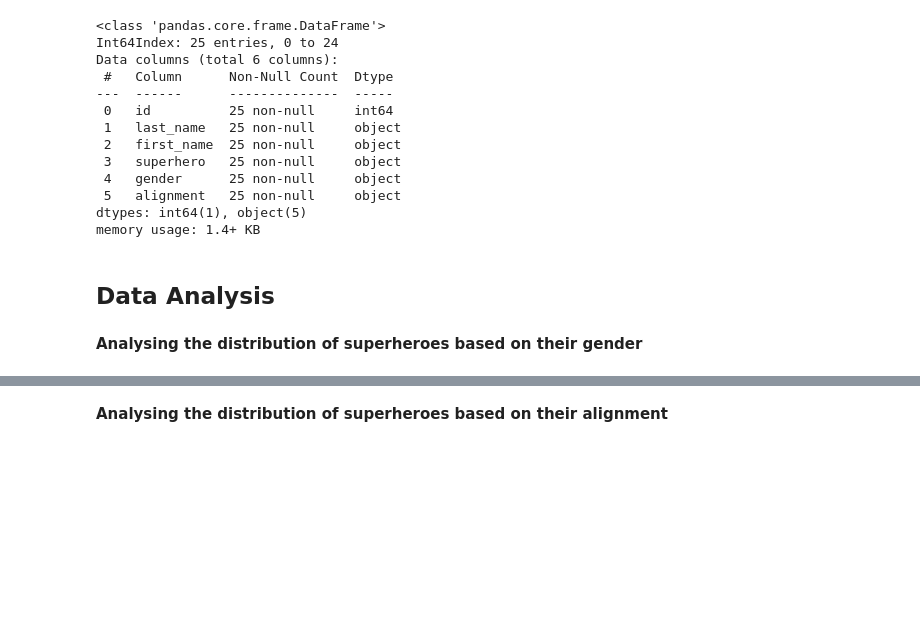
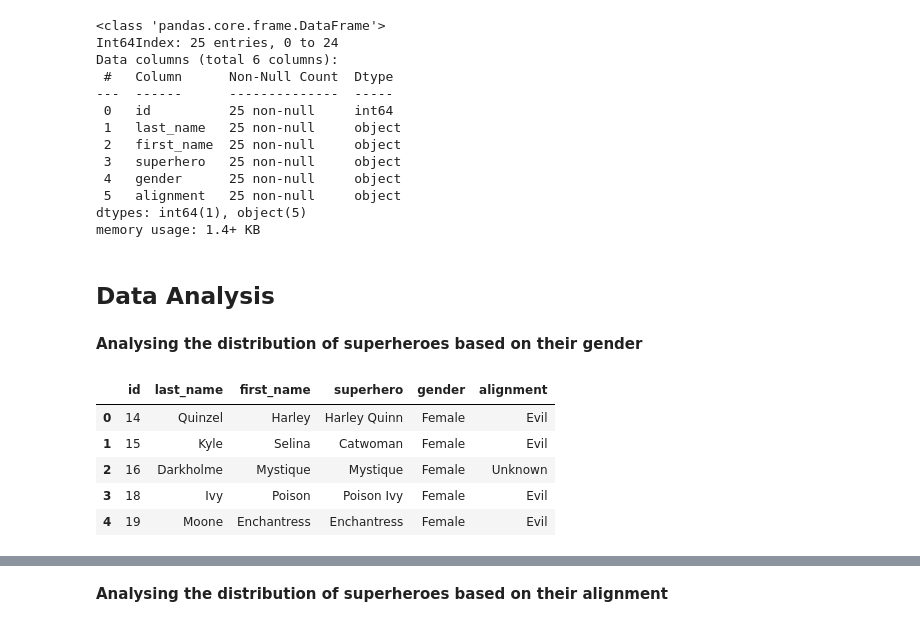
Before and after one commit to isys5002-itp/isys5002-2023-semester2, a Jupyter notebook: 10_1_analysing_and_visualising_superheroes_dataset_Tue10AM.ipynb, the cells around one changed output, grey strips where cells are left out. Saved outputs shown, nothing was run; the diff lists cells and outputs as text; code cells hidden in the pictures; blank space fills up the shorter version.

```diff
--- a/10_1_analysing_and_visualising_superheroes_dataset_Tue10AM.ipynb
+++ b/10_1_analysing_and_visualising_superheroes_dataset_Tue10AM.ipynb
@@ -231,6 +215,15 @@ memory usage: 1.4+ KB
 ## Data Analysis
 # %% [markdown]
 **Analysing the distribution of superheroes based on their gender**
+# %%
+df.head()
+# %% [output]
+|  | id | last_name | first_name | superhero | gender | alignment |
+| 0 | 14 | Quinzel | Harley | Harley Quinn | Female | Evil |
+| 1 | 15 | Kyle | Selina | Catwoman | Female | Evil |
+| 2 | 16 | Darkholme | Mystique | Mystique | Female | Unknown |
+| 3 | 18 | Ivy | Poison | Poison Ivy | Female | Evil |
+| 4 | 19 | Moone | Enchantress | Enchantress | Female | Evil |
 # %%
 import pandas as pd
 import matplotlib.pyplot as plt
```
Also changed, not shown: parts of 17 cells of this notebook.
